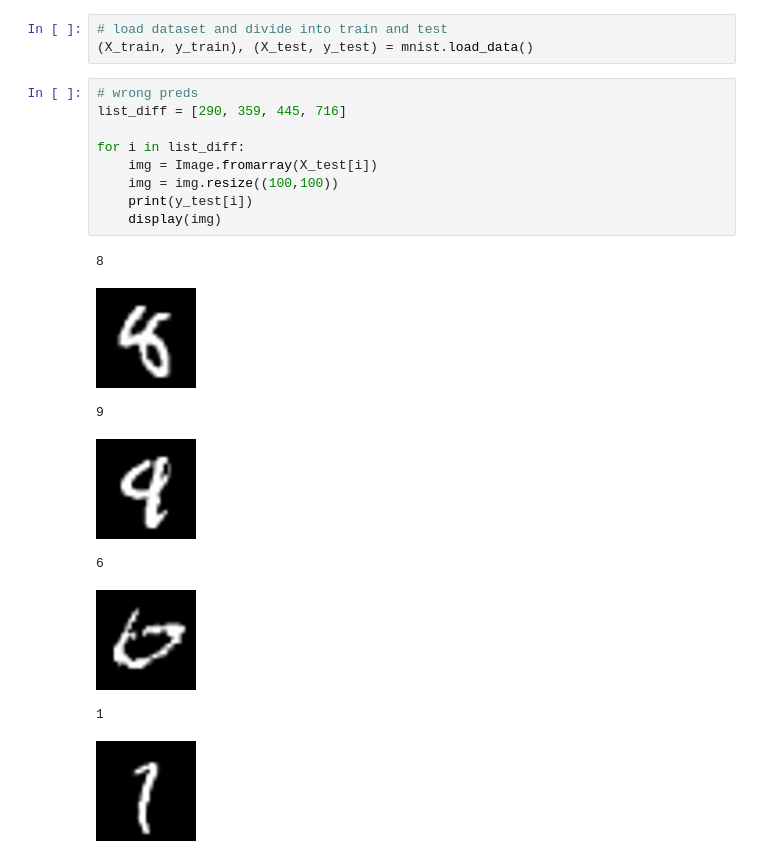
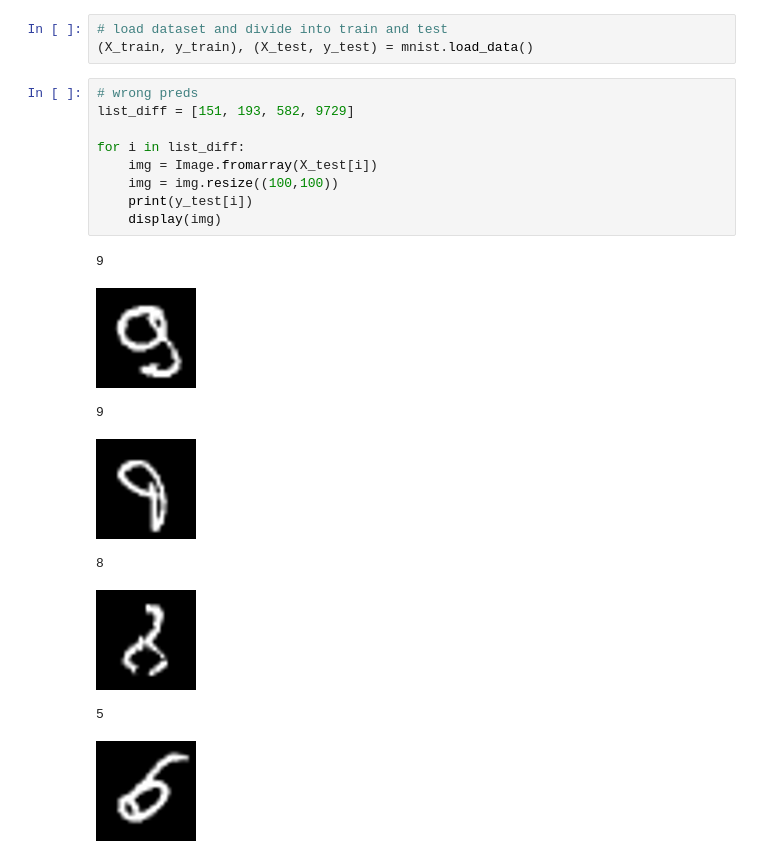
Before and after one commit to RomuloPaiva01/senel_data_science, a Jupyter notebook: supervised_learning.ipynb, the cells around one changed output. Drawn from its saved outputs; the diff is of its cells as text.

```diff
--- a/supervised_learning.ipynb
+++ b/supervised_learning.ipynb
@@ -302,19 +313,19 @@ df[df["y_test"] != df["y_pred"]]
 (X_train, y_train), (X_test, y_test) = mnist.load_data()
 # %%
 # wrong preds
-list_diff = [290, 359, 445, 716]
+list_diff = [151, 193, 582, 9729]
 
 for i in list_diff:
     img = Image.fromarray(X_test[i])
     img = img.resize((100,100))
     print(y_test[i])
     display(img)
 # %% [output]
-8
+9
-[figure, old version]
+[figure, new version]
 9
-[figure, old version]
+[figure, new version]
-6
+8
-[figure, old version]
+[figure, new version]
-1
+5
-[figure, old version]
+[figure, new version]
```
Also changed, not shown: parts of 10 cells of this notebook, 1 other file.
